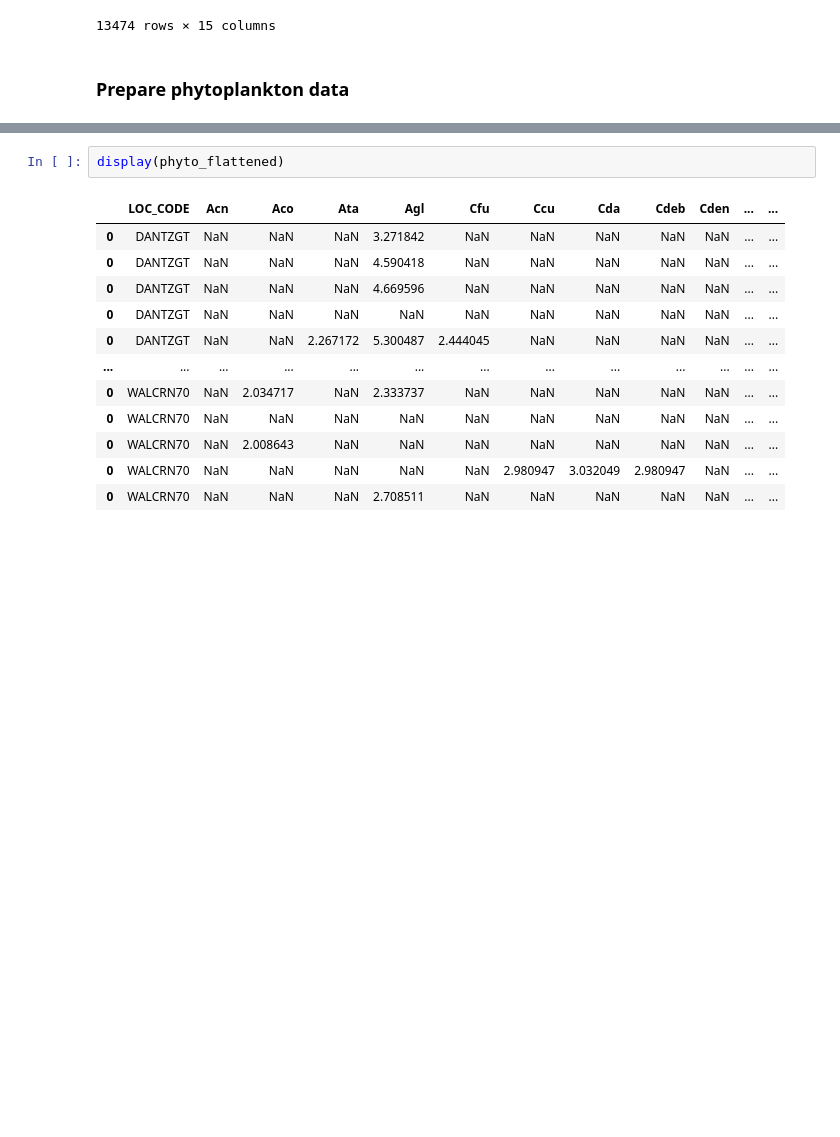
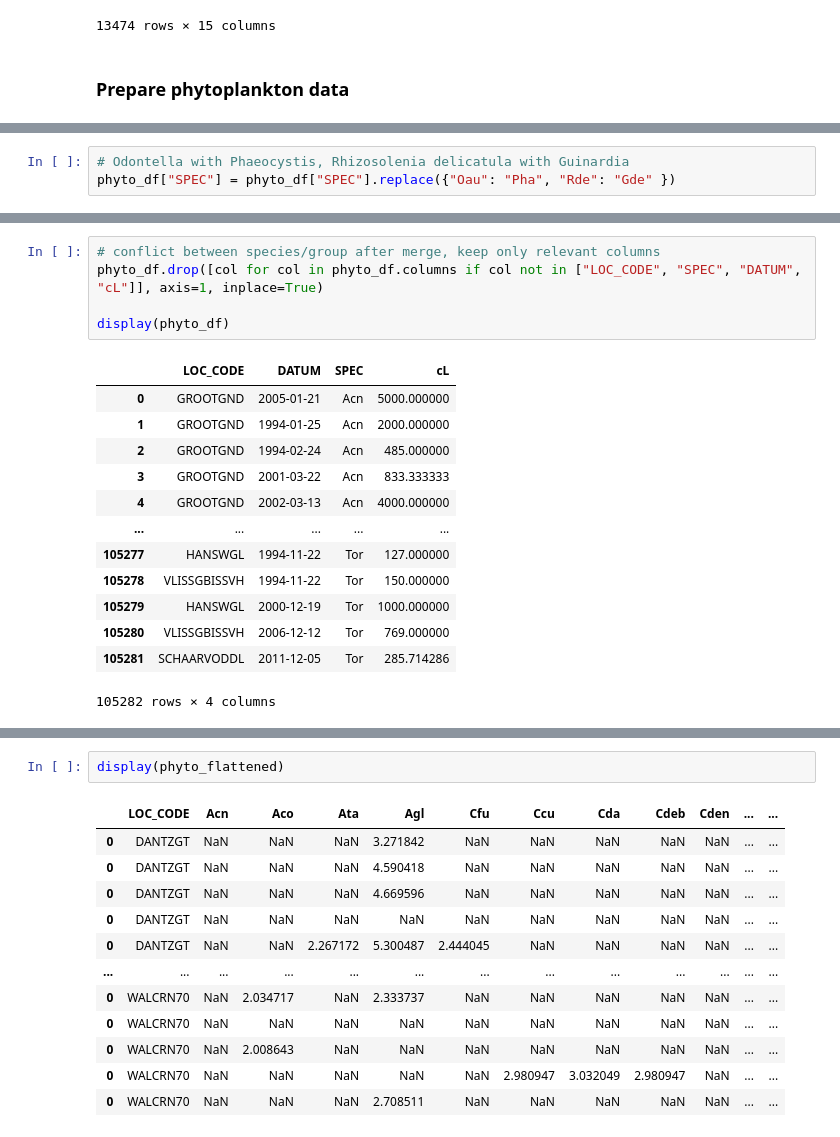
Before and after one commit to JinseiSteven/Phytoplankton-Prediction-Project, a Jupyter notebook: scripts/data_analysis/data_analysis.ipynb, the cells around one changed output, grey strips where cells are left out. Cells and saved outputs as stored; diff of their text form; blank space fills up the shorter version.

```diff
--- a/scripts/data_analysis/data_analysis.ipynb
+++ b/scripts/data_analysis/data_analysis.ipynb
@@ -346,0 +358,3 @@ phyto_df.head()
+# %%
+# Odontella with Phaeocystis, Rhizosolenia delicatula with Guinardia
+phyto_df["SPEC"] = phyto_df["SPEC"].replace({"Oau": "Pha", "Rde": "Gde" })
@@ -346,0 +376,19 @@ phyto_df.head()
+# %%
+# conflict between species/group after merge, keep only relevant columns
+phyto_df.drop([col for col in phyto_df.columns if col not in ["LOC_CODE", "SPEC", "DATUM", "cL"]], axis=1, inplace=True)
+
+display(phyto_df)
+# %% [output]
+|  | LOC_CODE | DATUM | SPEC | cL |
+| 0 | GROOTGND | 2005-01-21 | Acn | 5000.000000 |
+| 1 | GROOTGND | 1994-01-25 | Acn | 2000.000000 |
+| 2 | GROOTGND | 1994-02-24 | Acn | 485.000000 |
+| 3 | GROOTGND | 2001-03-22 | Acn | 833.333333 |
+| 4 | GROOTGND | 2002-03-13 | Acn | 4000.000000 |
+| ... | ... | ... | ... | ... |
+| 105277 | HANSWGL | 1994-11-22 | Tor | 127.000000 |
+| 105278 | VLISSGBISSVH | 1994-11-22 | Tor | 150.000000 |
+| 105279 | HANSWGL | 2000-12-19 | Tor | 1000.000000 |
+| 105280 | VLISSGBISSVH | 2006-12-12 | Tor | 769.000000 |
+| 105281 | SCHAARVODDL | 2011-12-05 | Tor | 285.714286 |
+105282 rows × 4 columns
```
Also changed, not shown: parts of 13 cells of this notebook.
